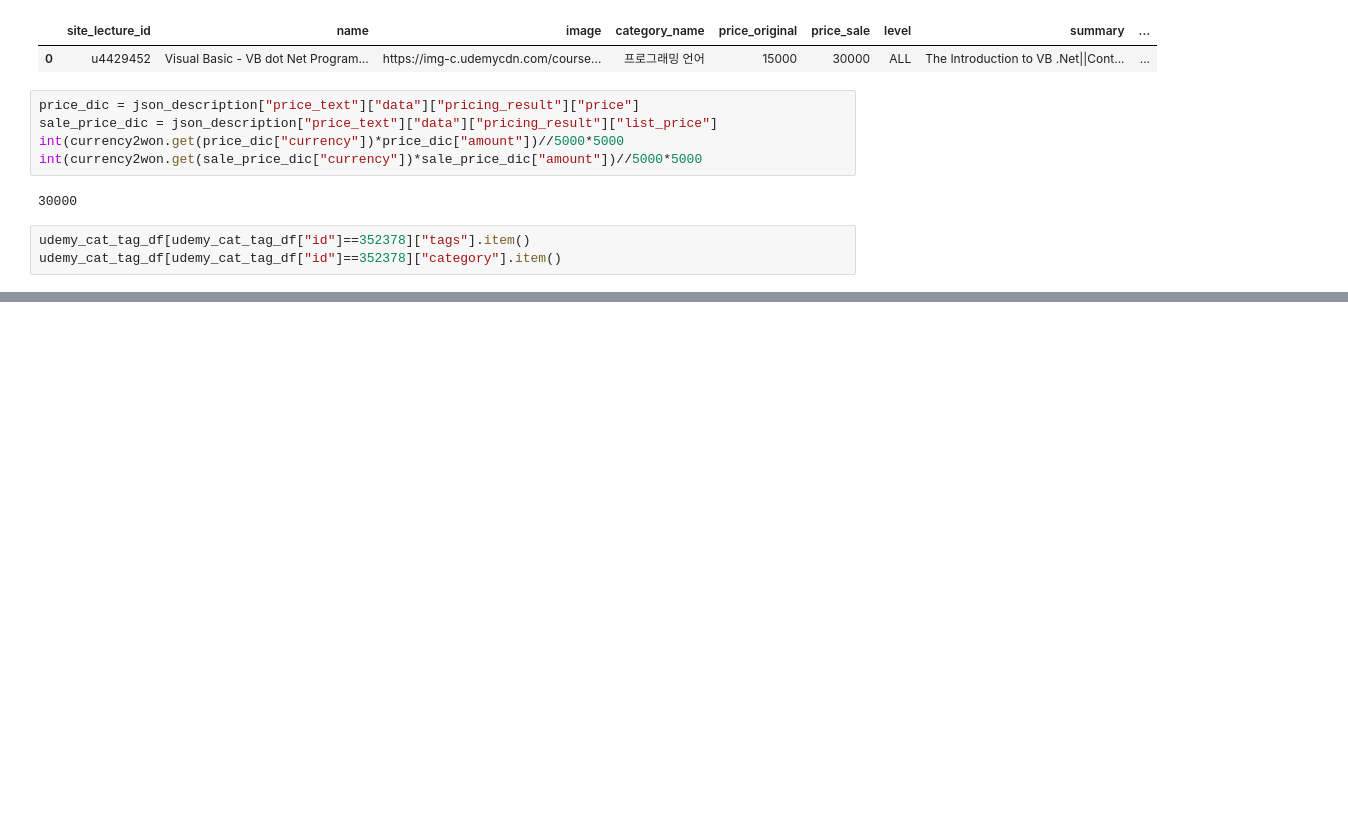
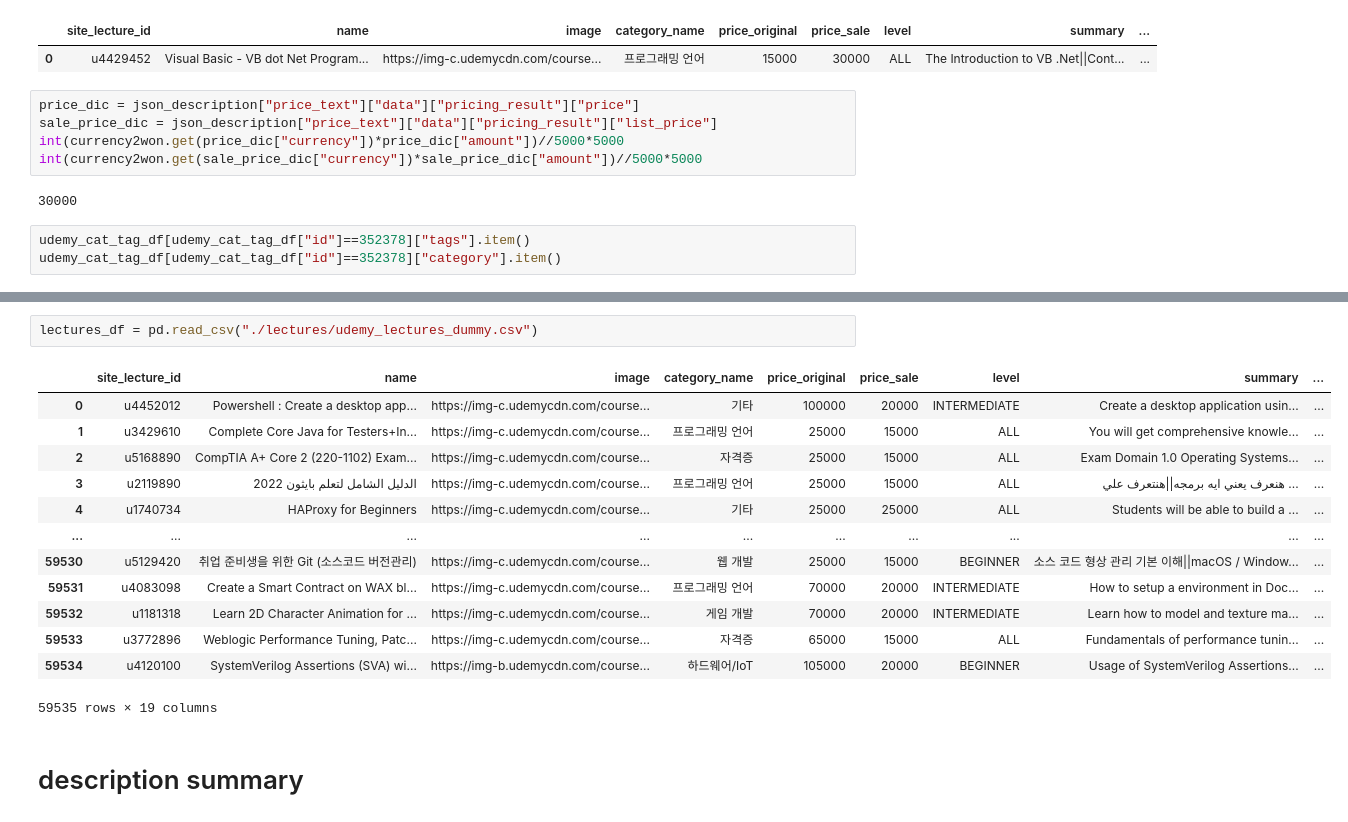
Before and after one commit to f17coders/ClassHub, a Jupyter notebook: data/udemy/preprocess_lecture.ipynb, the cells around one changed output, grey strips where cells are left out. Saved outputs shown, nothing was run; the diff lists cells and outputs as text; blank space fills up the shorter version.

```diff
--- a/data/udemy/preprocess_lecture.ipynb
+++ b/data/udemy/preprocess_lecture.ipynb
@@ -265,0 +490,18 @@ json.dumps(curriculum)
+# %%
+lectures_df = pd.read_csv("./lectures/udemy_lectures_dummy.csv")
+# %% [output]
+|  | site_lecture_id | name | image | category_name | price_original | price_sale | level | summary | ... |
+| 0 | u4452012 | Powershell : Create a desktop app... | https://img-c.udemycdn.com/course... | 기타 | 100000 | 20000 | INTERMEDIATE | Create a desktop application usin... | ... |
+| 1 | u3429610 | Complete Core Java for Testers+In... | https://img-c.udemycdn.com/course... | 프로그래밍 언어 | 25000 | 15000 | ALL | You will get comprehensive knowle... | ... |
+| 2 | u5168890 | CompTIA A+ Core 2 (220-1102) Exam... | https://img-c.udemycdn.com/course... | 자격증 | 25000 | 15000 | ALL | Exam Domain 1.0 Operating Systems... | ... |
+| 3 | u2119890 | الدليل الشامل لتعلم بايثون 2022 | https://img-c.udemycdn.com/course... | 프로그래밍 언어 | 25000 | 15000 | ALL | هنعرف يعني ايه برمجه||هنتعرف علي ... | ... |
+| 4 | u1740734 | HAProxy for Beginners | https://img-c.udemycdn.com/course... | 기타 | 25000 | 25000 | ALL | Students will be able to build a ... | ... |
+| ... | ... | ... | ... | ... | ... | ... | ... | ... | ... |
+| 59530 | u5129420 | 취업 준비생을 위한 Git (소스코드 버전관리) | https://img-c.udemycdn.com/course... | 웹 개발 | 25000 | 15000 | BEGINNER | 소스 코드 형상 관리 기본 이해||macOS / Window... | ... |
+| 59531 | u4083098 | Create a Smart Contract on WAX bl... | https://img-c.udemycdn.com/course... | 프로그래밍 언어 | 70000 | 20000 | INTERMEDIATE | How to setup a environment in Doc... | ... |
+| 59532 | u1181318 | Learn 2D Character Animation for ... | https://img-c.udemycdn.com/course... | 게임 개발 | 70000 | 20000 | INTERMEDIATE | Learn how to model and texture ma... | ... |
+| 59533 | u3772896 | Weblogic Performance Tuning, Patc... | https://img-c.udemycdn.com/course... | 자격증 | 65000 | 15000 | ALL | Fundamentals of performance tunin... | ... |
+| 59534 | u4120100 | SystemVerilog Assertions (SVA) wi... | https://img-b.udemycdn.com/course... | 하드웨어/IoT | 105000 | 20000 | BEGINNER | Usage of SystemVerilog Assertions... | ... |
+59535 rows × 19 columns
+# %% [markdown]
+# description summary
```
Also changed, not shown: parts of 16 cells of this notebook, 3 other files.
